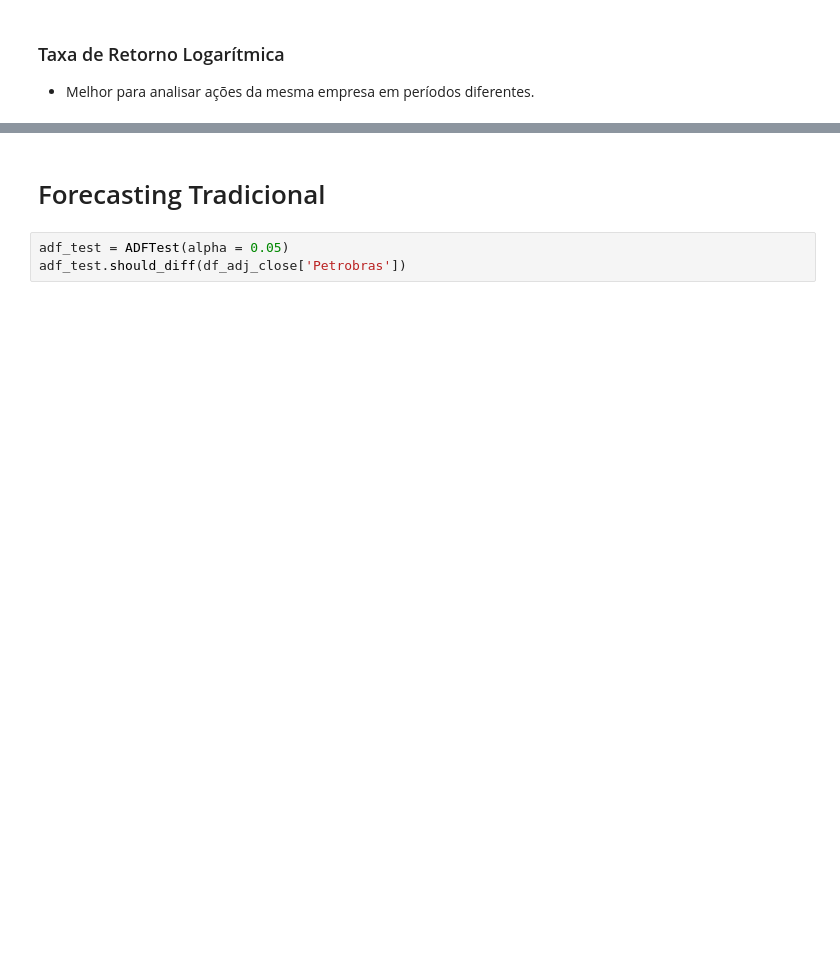
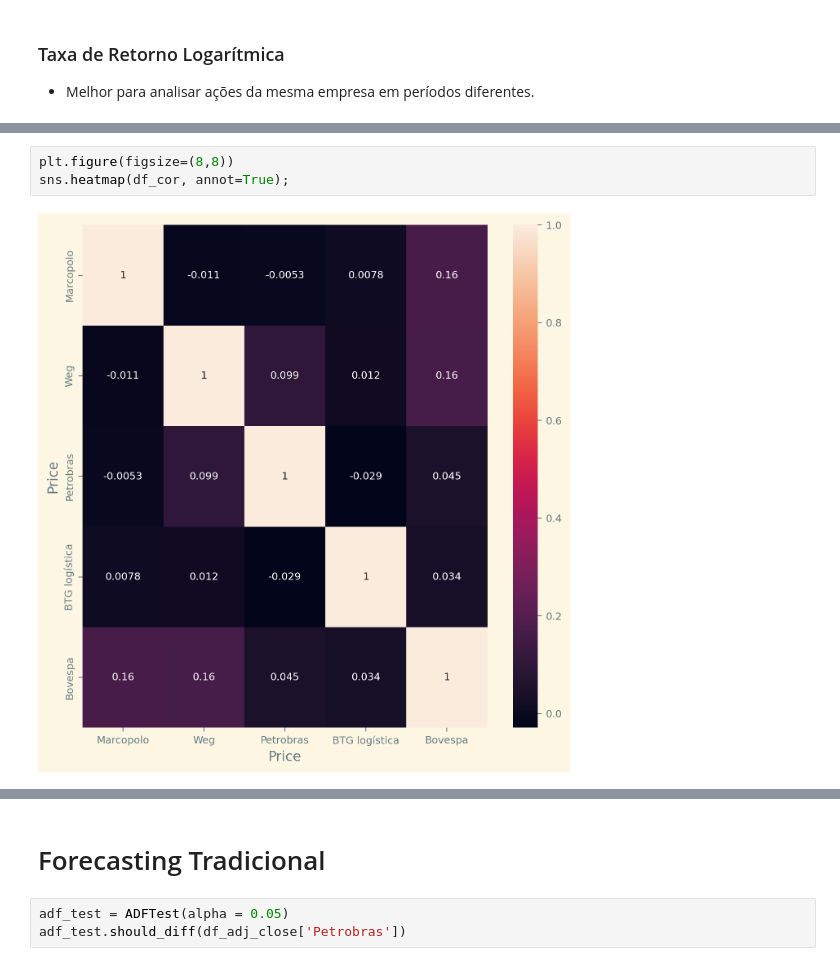
Before and after one commit to filmateus/Dados_Estatistica, a Jupyter notebook: strocks_market_analyses.ipynb, the cells around one changed output, grey strips where cells are left out. Cells and saved outputs as stored; diff of their text form; blank space fills up the shorter version.

```diff
--- a/strocks_market_analyses.ipynb
+++ b/strocks_market_analyses.ipynb
@@ -437,0 +457,5 @@ df_adj_close_corr()
+# %%
+plt.figure(figsize=(8,8))
+sns.heatmap(df_cor, annot=True);
+# %% [output]
+[figure, added]
```
Also changed, not shown: parts of 26 cells of this notebook.
